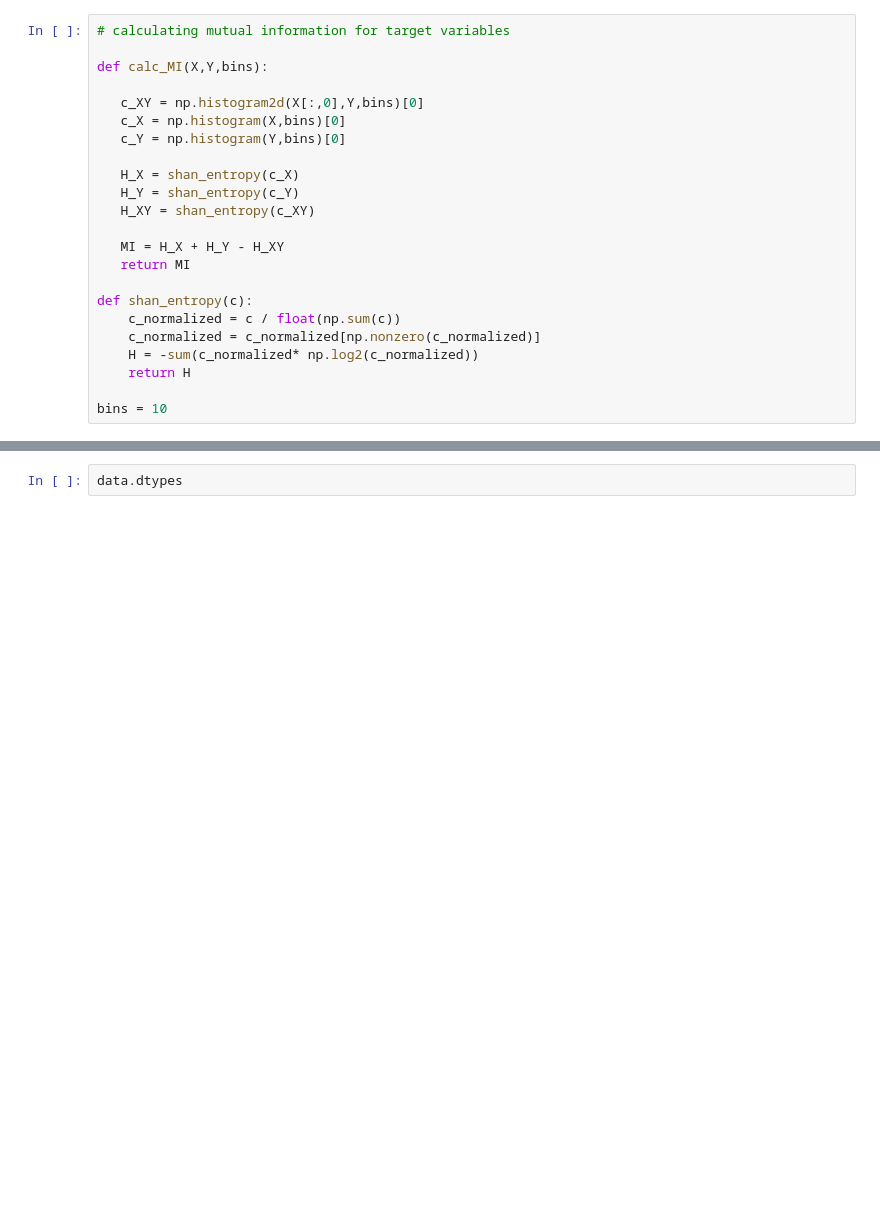
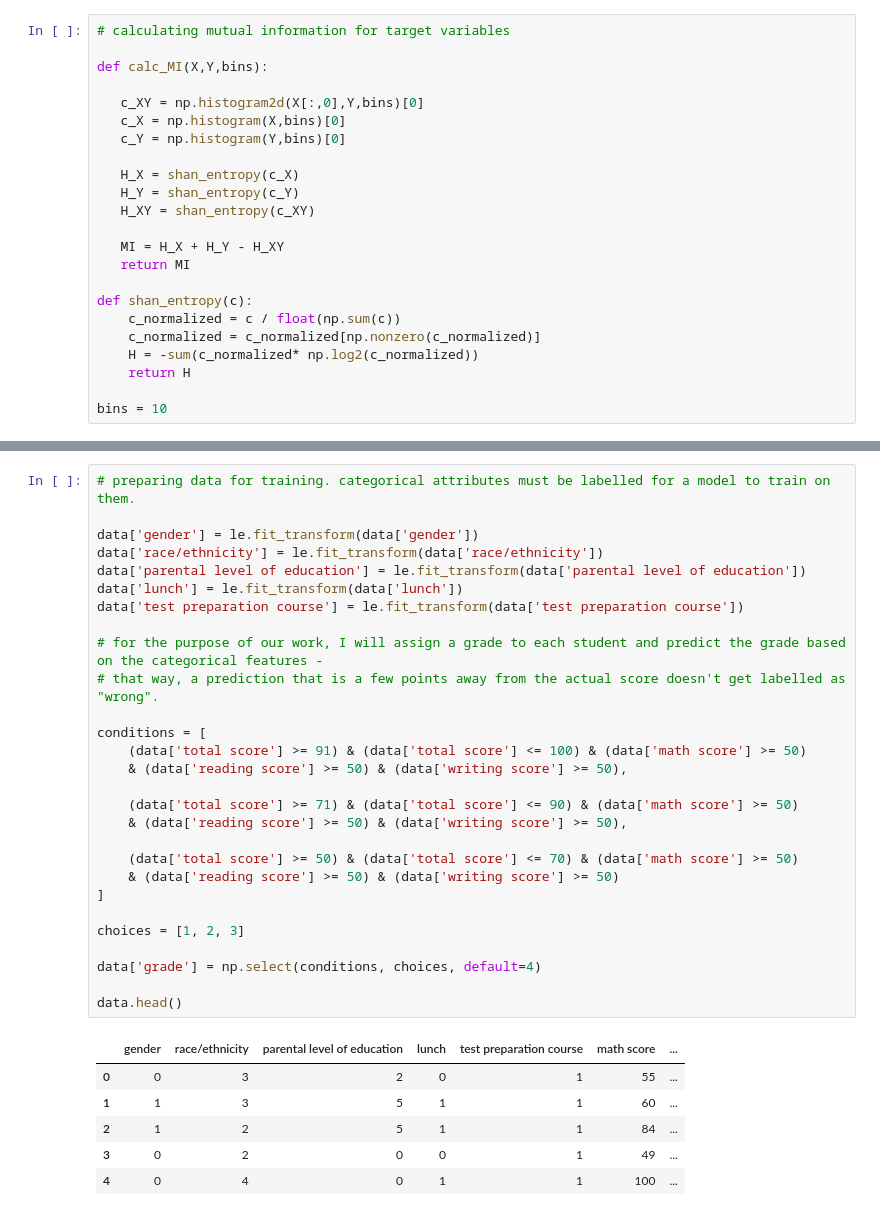
Before and after one commit to kyle1903/cuni_sw_project, a Jupyter notebook: pandas.ipynb, the cells around one changed output, grey strips where cells are left out. Drawn from its saved outputs; the diff is of its cells as text; blank space fills up the shorter version.

```diff
--- a/pandas.ipynb
+++ b/pandas.ipynb
@@ -347,2 +459,35 @@ matMI
-# %%
-data.dtypes
+# %%
+# preparing data for training. categorical attributes must be labelled for a model to train on them.
+
+data['gender'] = le.fit_transform(data['gender'])
+data['race/ethnicity'] = le.fit_transform(data['race/ethnicity'])
+data['parental level of education'] = le.fit_transform(data['parental level of education'])
+data['lunch'] = le.fit_transform(data['lunch'])
+data['test preparation course'] = le.fit_transform(data['test preparation course'])
+
+# for the purpose of our work, I will assign a grade to each student and predict the grade based on the categorical features -
+# that way, a prediction that is a few points away from the actual score doesn't get labelled as "wrong".
+
+conditions = [
+    (data['total score'] >= 91) & (data['total score'] <= 100) & (data['math score'] >= 50)
+    & (data['reading score'] >= 50) & (data['writing score'] >= 50),
+
+    (data['total score'] >= 71) & (data['total score'] <= 90) & (data['math score'] >= 50)
+    & (data['reading score'] >= 50) & (data['writing score'] >= 50),
+
+    (data['total score'] >= 50) & (data['total score'] <= 70) & (data['math score'] >= 50)
+    & (data['reading score'] >= 50) & (data['writing score'] >= 50)
+]
+
+choices = [1, 2, 3]
+
+data['grade'] = np.select(conditions, choices, default=4)
+
+data.head()
+# %% [output]
+|  | gender | race/ethnicity | parental level of education | lunch | test preparation course | math score | ... |
+| 0 | 0 | 3 | 2 | 0 | 1 | 55 | ... |
+| 1 | 1 | 3 | 5 | 1 | 1 | 60 | ... |
+| 2 | 1 | 2 | 5 | 1 | 1 | 84 | ... |
+| 3 | 0 | 2 | 0 | 0 | 1 | 49 | ... |
+| 4 | 0 | 4 | 0 | 1 | 1 | 100 | ... |
```
Also changed, not shown: parts of 29 cells of this notebook.
